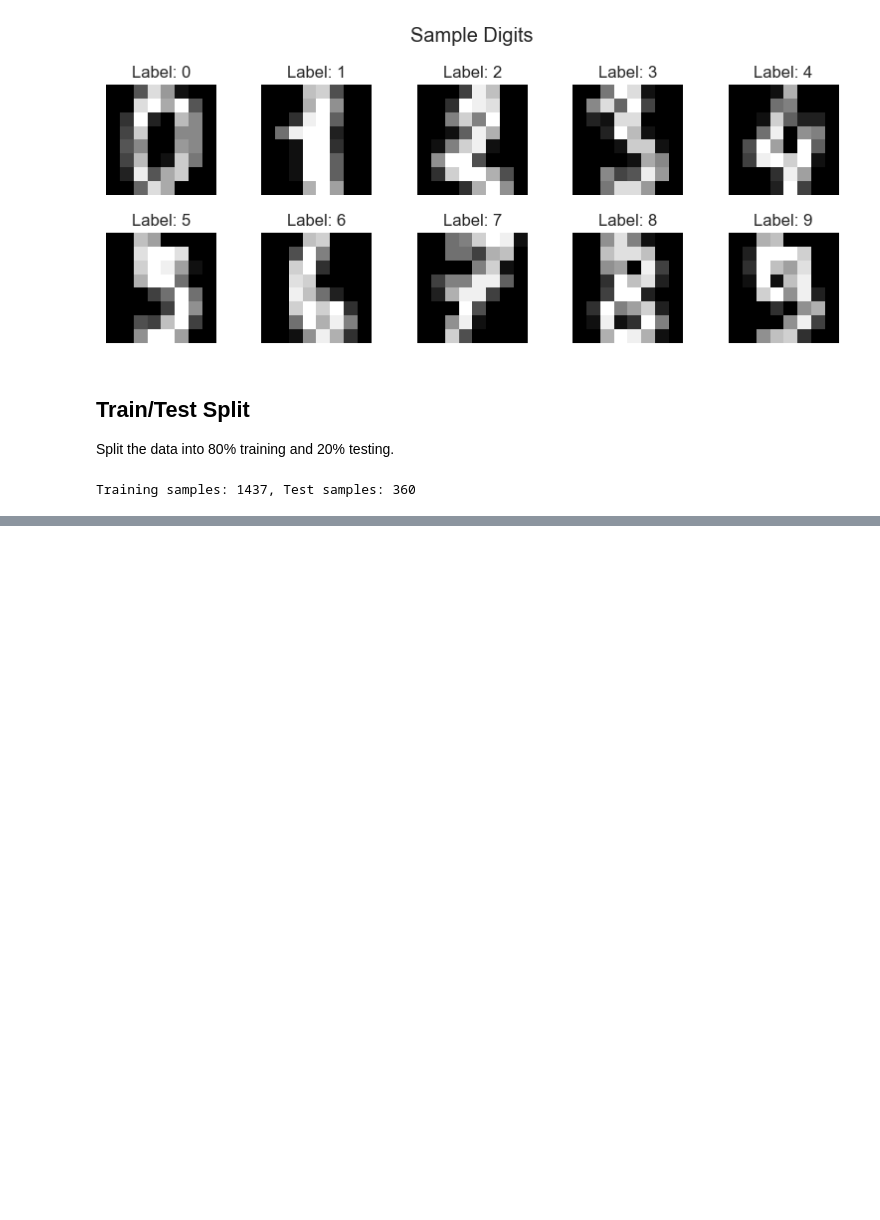
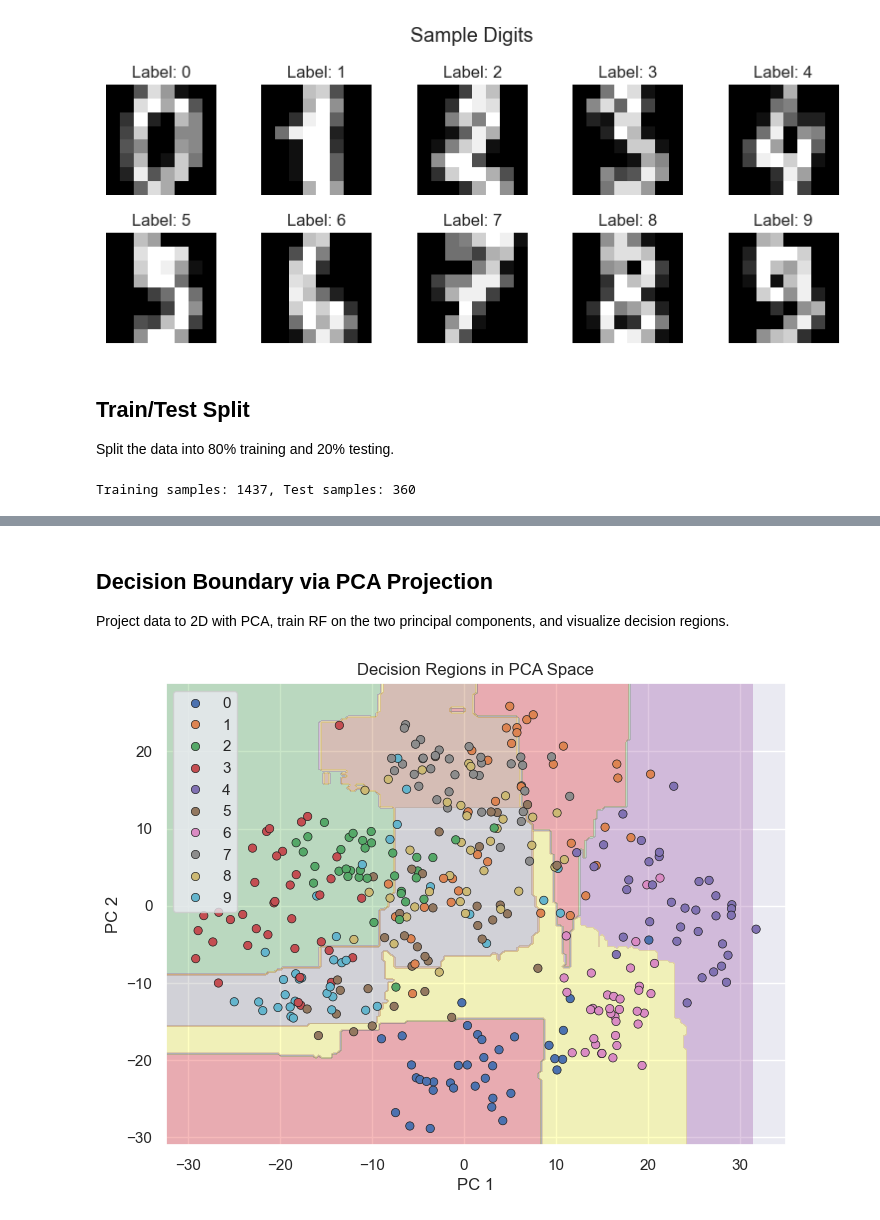
Before and after one commit to t0dd26/CMOR438-Spring-2025, a Jupyter notebook: Supervised ML/Classification/RandomForest.ipynb, the cells around one changed output, grey strips where cells are left out. Drawn from its saved outputs; the diff is of its cells as text; code cells hidden in the pictures; blank space fills up the shorter version.

```diff
--- a/Supervised ML/Classification/RandomForest.ipynb
+++ b/Supervised ML/Classification/RandomForest.ipynb
@@ -54,0 +130,30 @@ Training samples: 1437, Test samples: 360
+# %% [markdown]
+## Decision Boundary via PCA Projection
+Project data to 2D with PCA, train RF on the two principal components, and visualize decision regions.
+# %%
+# PCA to 2 components
+pca = PCA(n_components=2)
+X_pca = pca.fit_transform(X_train)
+X_test_pca = pca.transform(X_test)
+
+# Train RF on 2D PCA data
+rf_pca = RandomForestClassifier(max_depth=5, random_state=42)
+rf_pca.fit(X_pca, y_train)
+
+# Meshgrid
+xx, yy = np.meshgrid(
+    np.linspace(X_pca[:,0].min()-1, X_pca[:,0].max()+1, 200),
+    np.linspace(X_pca[:,1].min()-1, X_pca[:,1].max()+1, 200)
+)
+grid = np.c_[xx.ravel(), yy.ravel()]
+Z = rf_pca.predict(grid).reshape(xx.shape)
+
+plt.figure(figsize=(8,6))
+plt.contourf(xx, yy, Z, alpha=0.3, cmap='Set1')
+sns.scatterplot(x=X_test_pca[:,0], y=X_test_pca[:,1], hue=y_test, palette='deep', edgecolor='k')
+plt.xlabel('PC 1')
+plt.ylabel('PC 2')
+plt.title('Decision Regions in PCA Space')
+plt.show()
+# %% [output]
+[figure, added]
```
Also changed, not shown: parts of 19 cells of this notebook.
